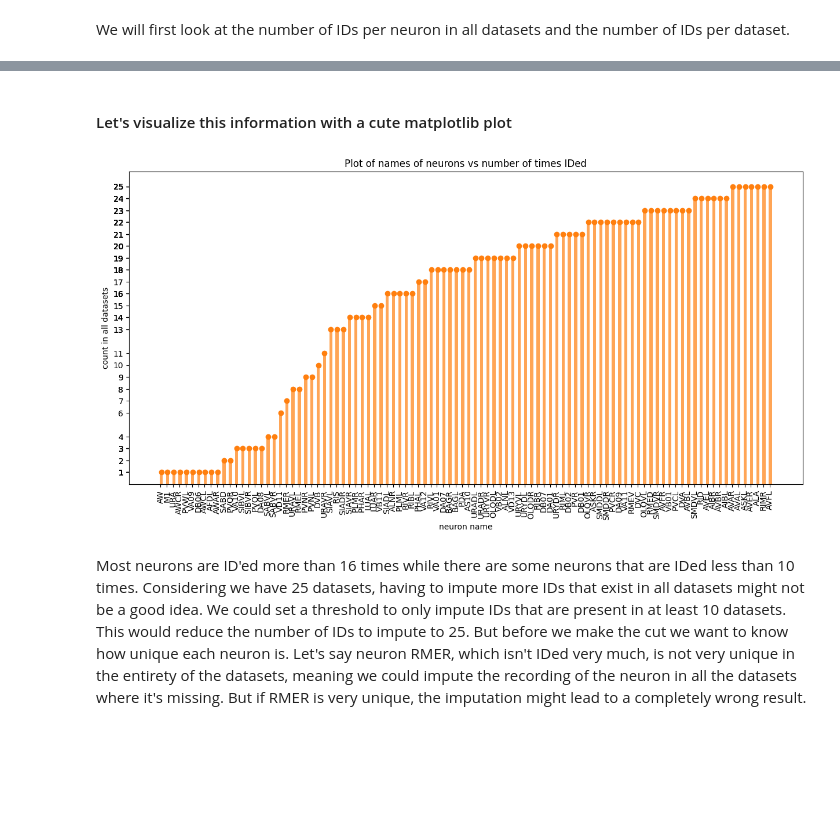
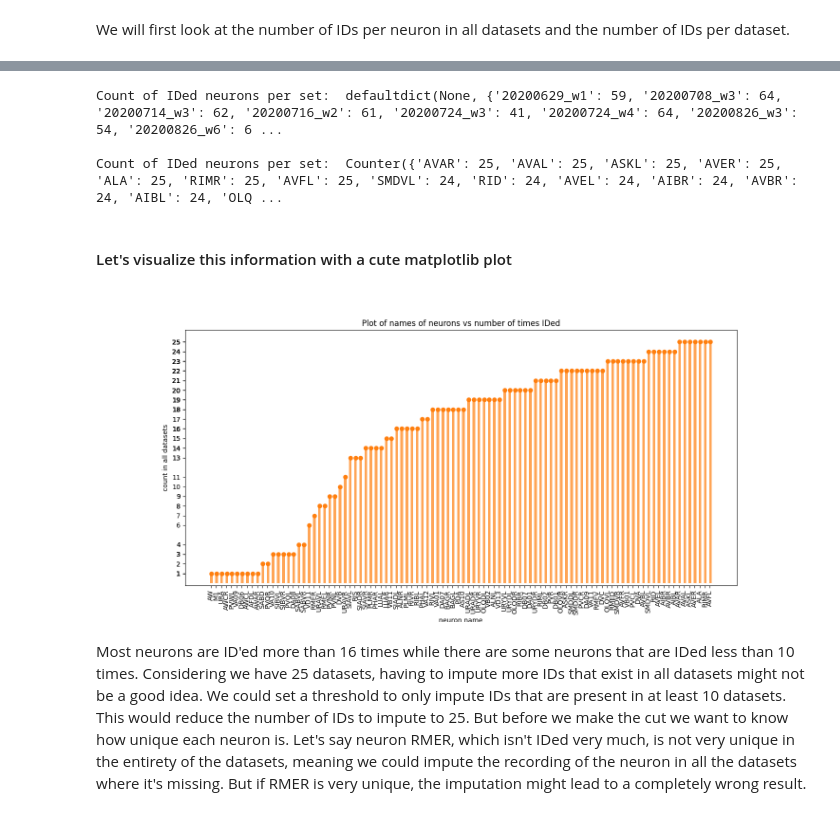
Before and after one commit to Zimmer-lab/neumandy, a Jupyter notebook: data/exploration_wrangling.ipynb, the cells around one changed output, grey strips where cells are left out. Drawn from its saved outputs; the diff is of its cells as text; code cells hidden in the pictures; blank space fills up the shorter version.

```diff
--- a/data/exploration_wrangling.ipynb
+++ b/data/exploration_wrangling.ipynb
@@ -76,41 +42,27 @@ Count of each neuron ID:  Counter({'AVAR': 25, 'AVAL': 25, 'ASKL': 25, 'AVER': 2
+# %%
+# load dataframe dictionaries
+dataframes=wbstruct_dataframes.loading_pkl('dataframes_rebecca.pkl')
+dataframes_kerem=wbstruct_dataframes.loading_pkl('dataframes_kerem.pkl')
+
+# merging rebecas and kerems dataframe dictionaries
+dataframes.update(dataframes_kerem)
+
+all_IDed_neurons, IDs_per_set = helper_functions.count_IDs(dataframes)
+
+print("Count of IDed neurons per set: ",IDs_per_set,"\n")
+print("Count of IDed neurons per set: ",all_IDed_neurons,"\n")
+# %% [output]
+Count of IDed neurons per set:  defaultdict(None, {'20200629_w1': 59, '20200708_w3': 64, '20200714_w3': 62, '20200716_w2': 61, '20200724_w3': 41, '20200724_w4': 64, '20200826_w3': 54, '20200826_w6': 6 ...
+
+Count of IDed neurons per set:  Counter({'AVAR': 25, 'AVAL': 25, 'ASKL': 25, 'AVER': 25, 'ALA': 25, 'RIMR': 25, 'AVFL': 25, 'SMDVL': 24, 'RID': 24, 'AVEL': 24, 'AIBR': 24, 'AVBR': 24, 'AIBL': 24, 'OLQ ...
 # %% [markdown]
 #### Let's visualize this information with a cute matplotlib plot
-# %%
-from matplotlib.ticker import MultipleLocator
-
-
-sorted_neurons = dict(sorted(all_IDed_neurons.items(),
-                      key=lambda item: item[1], reverse=False))
-sorted_neurons_keys = list(sorted_neurons.keys())
-sorted_neurons_values = list(sorted_neurons.values())
-
-# Create the figure and axis
-fig, ax = plt.subplots(figsize=(15, 7))  # You can adjust the width as needed
-
-
-# Create the cumulative bar chart and add markers on top of each bar
-ax.bar(sorted_neurons_keys, sorted_neurons_values,
-       color='tab:orange', alpha=0.7, width=0.5)
-ax.plot(sorted_neurons_keys, sorted_neurons_values, marker='o',
-        color='tab:orange', linestyle='', label='Markers')
-
-
-x_positions = [sorted_neurons_key-0.1 for sorted_neurons_key in range(len(sorted_neurons_keys))]
-# Set y-axis and x-axis labels
-ax.set_yticks(sorted_neurons_values)
-ax.set_xticks(x_positions)
-# Adjust rotation and alignment as needed
-ax.set_xticklabels(sorted_neurons_keys, rotation=90)
-
-# Set the title and labels
-ax.set_title("Plot of names of neurons vs number of times IDed")
-ax.set_xlabel("neuron name")
-ax.set_ylabel("count in all datasets")
-
-# Show the plot
-plt.show()
-# %% [output]
-[figure, removed]
+# %%
+# plot the number of IDed neurons per set
+fig, ax = helper_functions.visualize_IDs(all_IDed_neurons, title="Plot of names of neurons vs number of times IDed",yaxis="count in all datasets",display_all_values=True)
+plt.show()
+# %% [output]
+[figure, added]
 # %% [markdown]
 Most neurons are ID'ed more than 16 times while there are some neurons that are IDed less than 10 times. Considering we have 25 datasets, having to impute more IDs that exist in all datasets might not be a good idea. We could set a threshold to only impute IDs that are present in at least 10 datasets. This would reduce the number of IDs to impute to 25.
 But before we make the cut we want to know how unique each neuron is. Let's say neuron RMER, which isn't IDed very much, is not very unique in the entirety of the datasets, meaning we could impute the recording of the neuron in all the datasets where it's missing. But if RMER is very unique, the imputation might lead to a completely wrong result.
```
Also changed, not shown: parts of 21 cells of this notebook, 1 other file.
